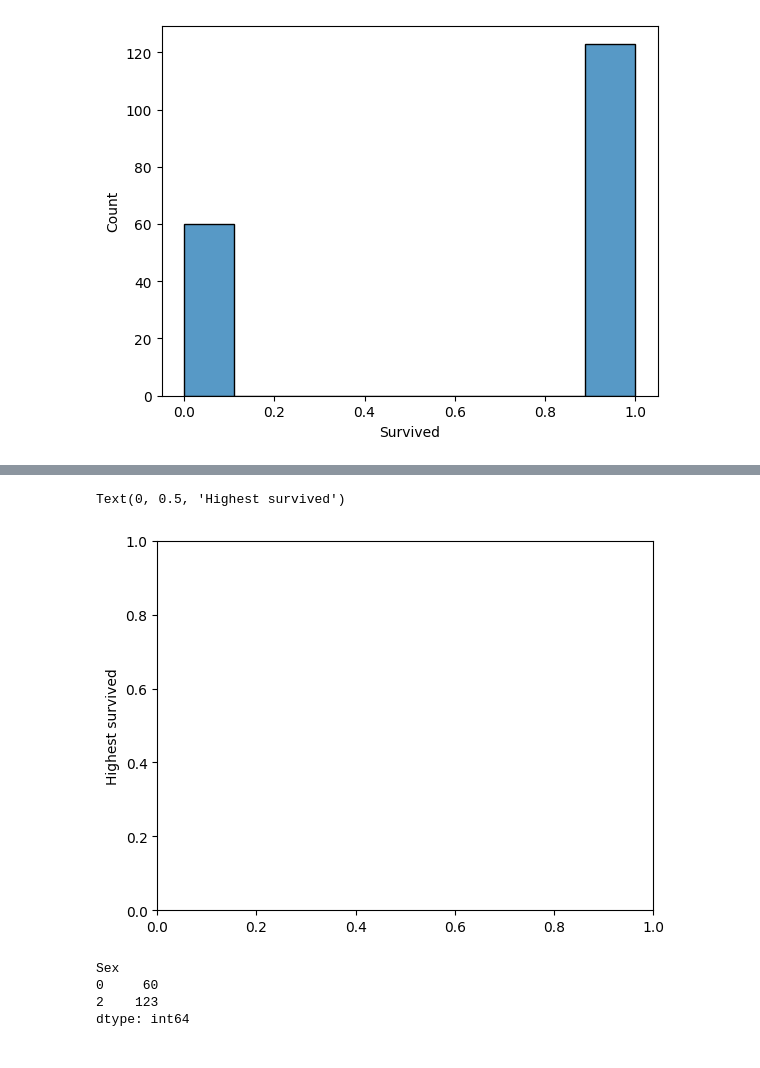
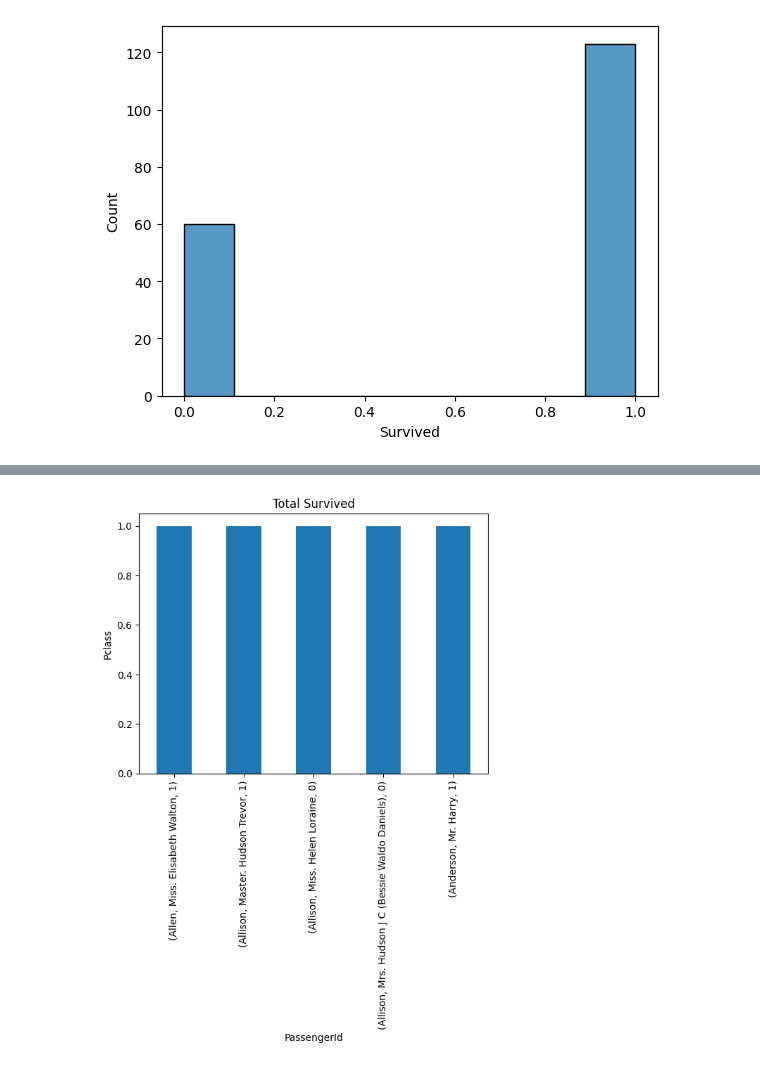
Before and after one commit to tishamae19/Tisha-Mae, a Jupyter notebook: Midterm_Project.ipynb, the cells around one changed output, grey strips where cells are left out. Drawn from its saved outputs; the diff is of its cells as text; code cells hidden in the pictures.

```diff
--- a/Midterm_Project.ipynb
+++ b/Midterm_Project.ipynb
@@ -341,6 +296,9 @@ Text(0.5, 0, 'sex')
-# %%
-plt.ylabel('Highest survived')
-# %% [output]
-Text(0, 0.5, 'Highest survived')
-[figure, removed]
+# %%
+top_5.plot(kind='bar')
+plt.title('Total Survived')
+plt.xlabel('PassengerId')
+plt.ylabel('Pclass')
+plt.show()
+# %% [output]
+[figure, added]
 # %%
@@ -348,7 +305,0 @@ df_h = df.groupby([ 'Sex']).size().head(10)
-# %%
-print(df_h)
-# %% [output]
-Sex
-0     60
-2    123
-dtype: int64
```
Also changed, not shown: parts of 53 cells of this notebook.
